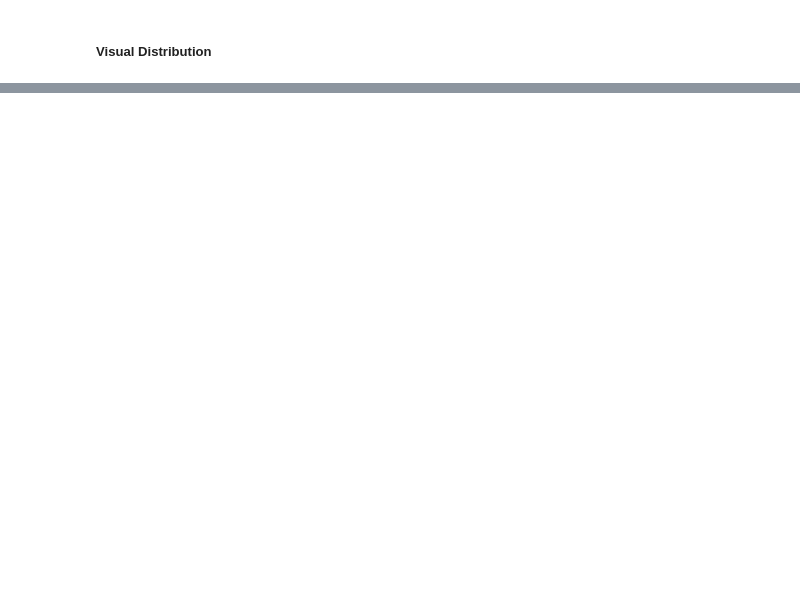
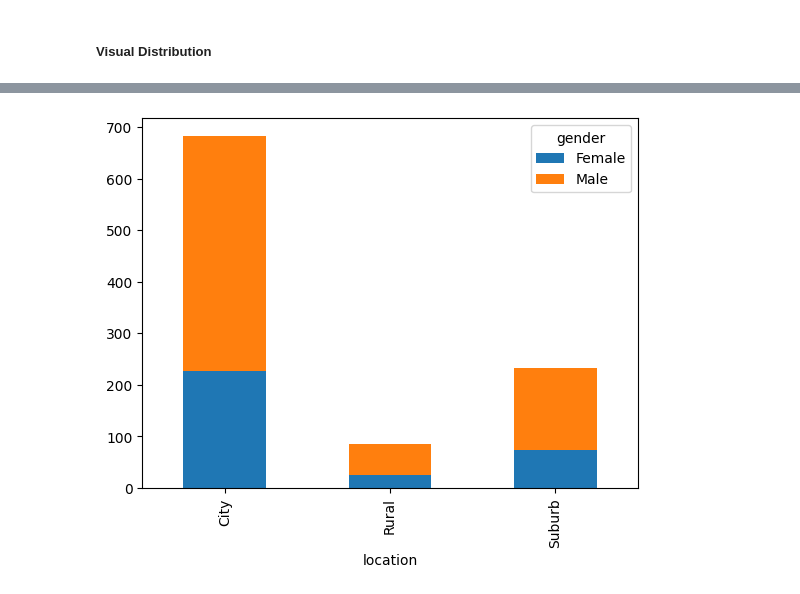
Before and after one commit to jdhova/DummyBank, a Jupyter notebook: Tasks1.ipynb, the cells around one changed output, grey strips where cells are left out. Cells and saved outputs as stored; diff of their text form; code cells hidden in the pictures; blank space fills up the shorter version.

Commit message:
workng on visuals

```diff
--- a/Tasks1.ipynb
+++ b/Tasks1.ipynb
@@ -155,0 +159,5 @@ TypeError: 'module' object is not callable
+# %%
+bin_edges = [17,25,48,65]
+bin_labels = ['18-25(Young Adults)', '26-48 (Mid Adults)', '49-65 (Senior Adults)']
+clean_income_and_age['Age_group'] = pd.cut(clean_income_and_age['age'], bins = bin_edges,labels=bin_labels)
+clean_income_and_age.head(4)
@@ -155,0 +234,3 @@ TypeError: 'module' object is not callable
+# %%
+location_gender2 = clean_income_and_age.groupby(['location','gender'])['location'].count().unstack()
+pd.DataFrame(location_gender2)
@@ -155,0 +243,5 @@ TypeError: 'module' object is not callable
+# %%
+location_gender2.plot(kind='bar', stacked=True)
+plt.show()
+# %% [output]
+[figure, added]
```
Also changed, not shown: parts of 18 cells of this notebook.
